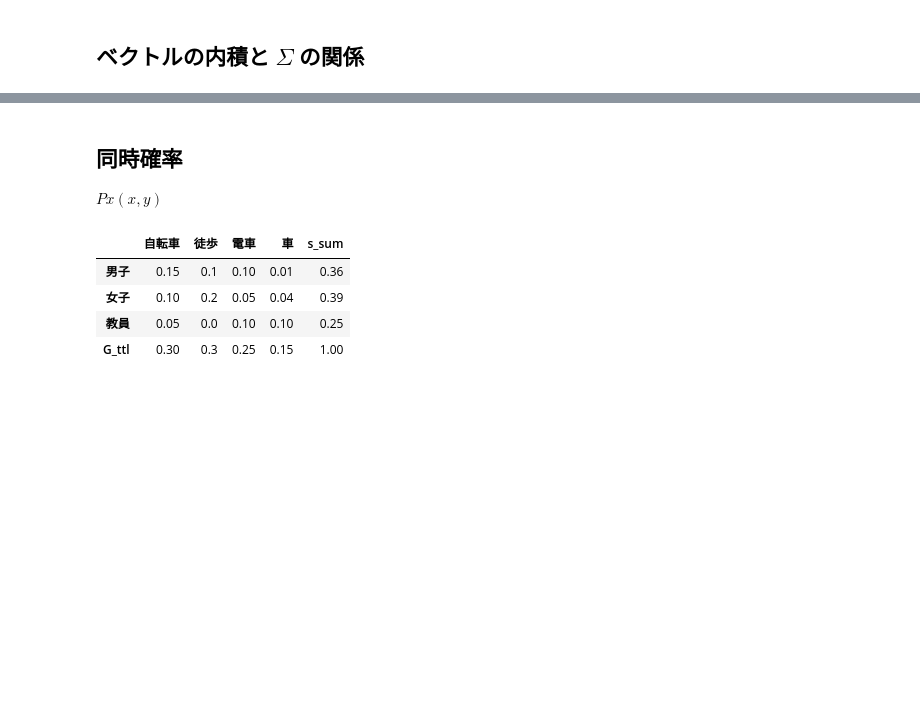
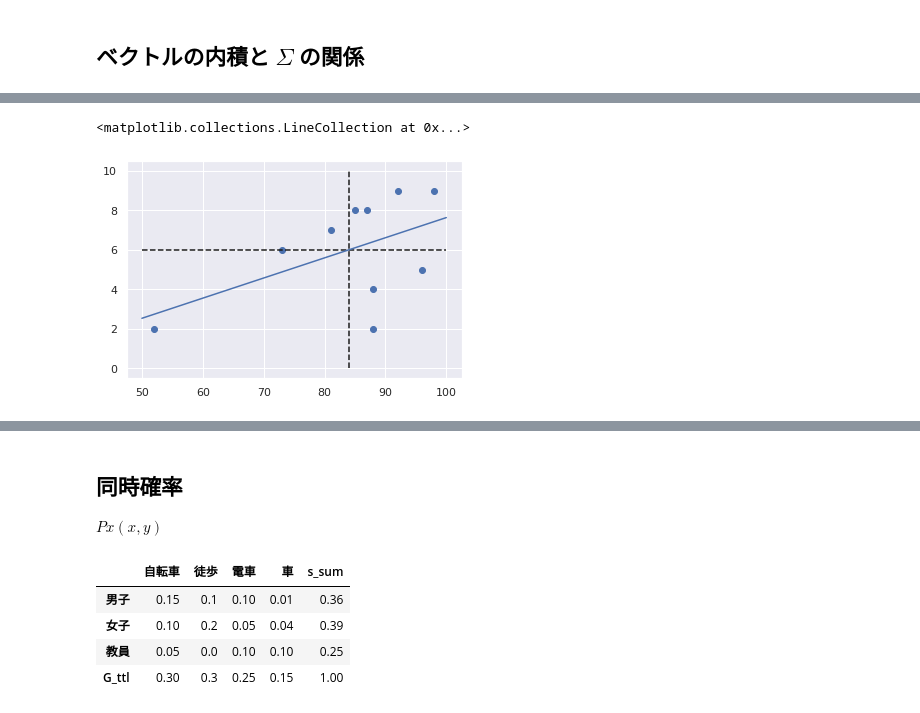
Before and after one commit to HiroshiATakano/GitHub, a Jupyter notebook: 統計学が最高の学問である「数学編」.ipynb, the cells around one changed output, grey strips where cells are left out. Cells and saved outputs as stored; diff of their text form; code cells hidden in the pictures; blank space fills up the shorter version.

```diff
--- a/統計学が最高の学問である「数学編」.ipynb
+++ b/統計学が最高の学問である「数学編」.ipynb
@@ -559,0 +698,16 @@ pd.DataFrame({'調査協力者':[str(i+1)+'人目' for i in np.arange(len(n))],'
+# %%
+A = np.vstack((x,np.ones(len(x)))).T
+v = y.T
+
+u, residuals, rank, s = np.linalg.lstsq(A,v,rcond=None)
+
+xx = np.linspace(50,100,50)
+yy = xx*u[0]+u[1]
+
+plt.scatter(x,y)
+plt.plot(xx,yy)
+plt.hlines(y=y.mean(),xmin=50,xmax=100,linestyles='--')
+plt.vlines(x=x.mean(),ymin=0,ymax=10,linestyles='--')
+# %% [output]
+<matplotlib.collections.LineCollection at 0x...>
+[figure, added]
```
Also changed, not shown: parts of 80 cells of this notebook.
